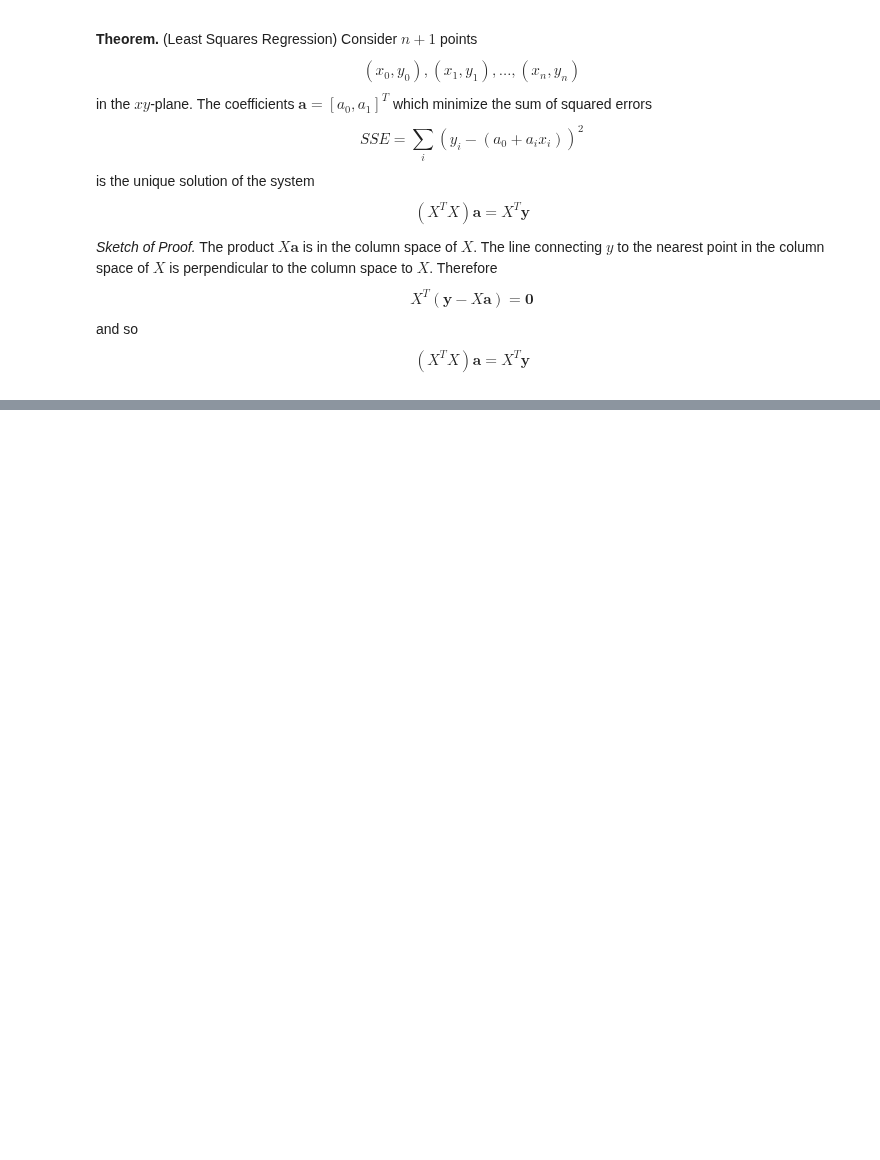
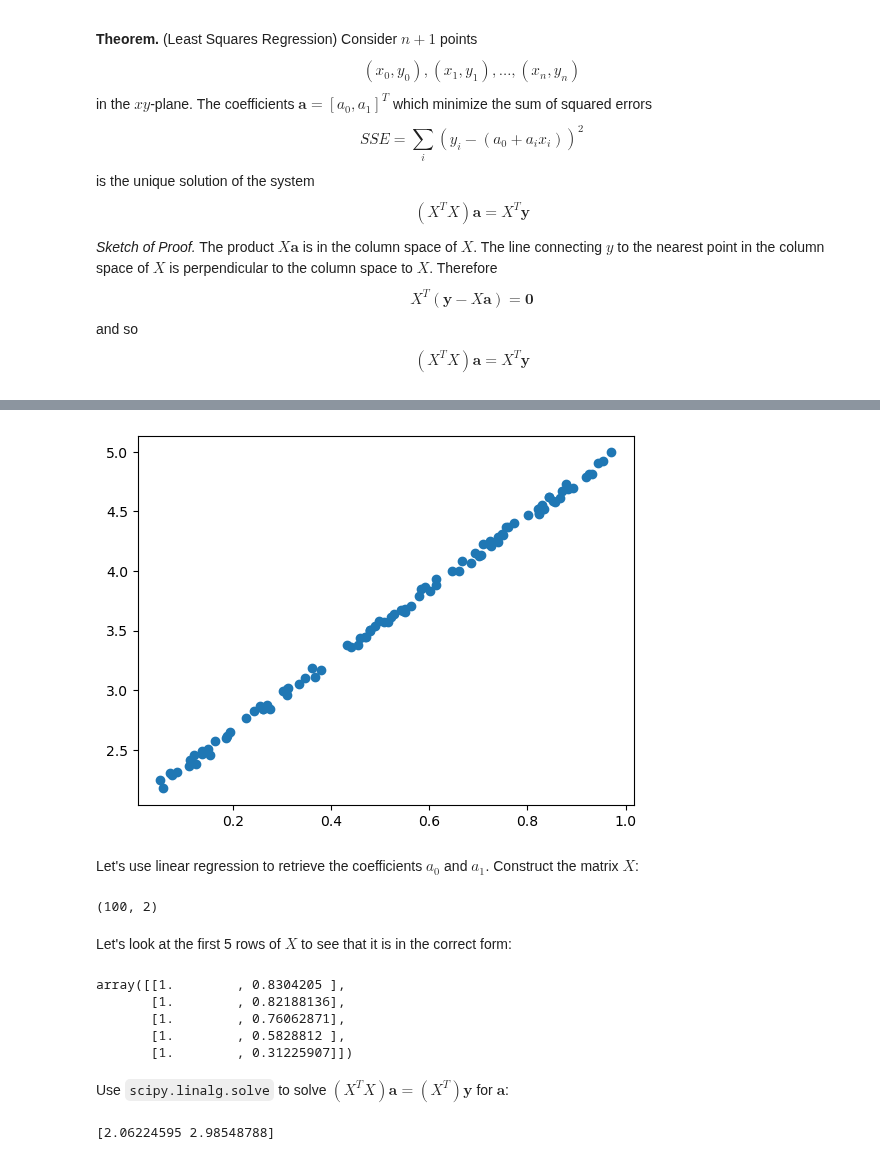
Before and after one commit to byeolla/science_dnn, a Jupyter notebook: 7th_week.ipynb, the cells around one changed output, grey strips where cells are left out. Cells and saved outputs as stored; diff of their text form; code cells hidden in the pictures; blank space fills up the shorter version.

```diff
--- a/7th_week.ipynb
+++ b/7th_week.ipynb
@@ -732,0 +740,36 @@ $$(X^{T}X)\mathbf{a} = X^{T}\mathbf{y}$$
+# %%
+a0 = 2
+a1 = 3
+N = 100
+x = np.random.rand(100)
+noise = 0.1*np.random.rand(100)
+y = a0 + a1*x + noise
+plt.scatter(x,y);
+plt.show()
+# %% [output]
+[figure, added]
+# %% [markdown]
+Let's use linear regression to retrieve the coefficients $a_{0}$ and $a_{1}$. Construct the matrix $X$:
+# %%
+X = np.column_stack([np.ones(N),x])
+print(X.shape)
+#print(X)
+# %% [output]
+(100, 2)
+# %% [markdown]
+Let's look at the first 5 rows of $X$ to see that it is in the correct form:
+# %%
+X[:5, :]
+# %% [output]
+array([[1.        , 0.8304205 ],
+       [1.        , 0.82188136],
+       [1.        , 0.76062871],
+       [1.        , 0.5828812 ],
+       [1.        , 0.31225907]])
+# %% [markdown]
+Use `scipy.linalg.solve` to solve $\left(X^{T}X\right)\mathbf{a} = \left(X^{T}\right)\mathbf{y}$ for $\mathbf{a}$:
+# %%
+a = la.solve(X.T @ X, X.T @ y)
+print(a)
+# %% [output]
+[2.06224595 2.98548788]
```
Also changed, not shown: parts of 13 cells of this notebook.
